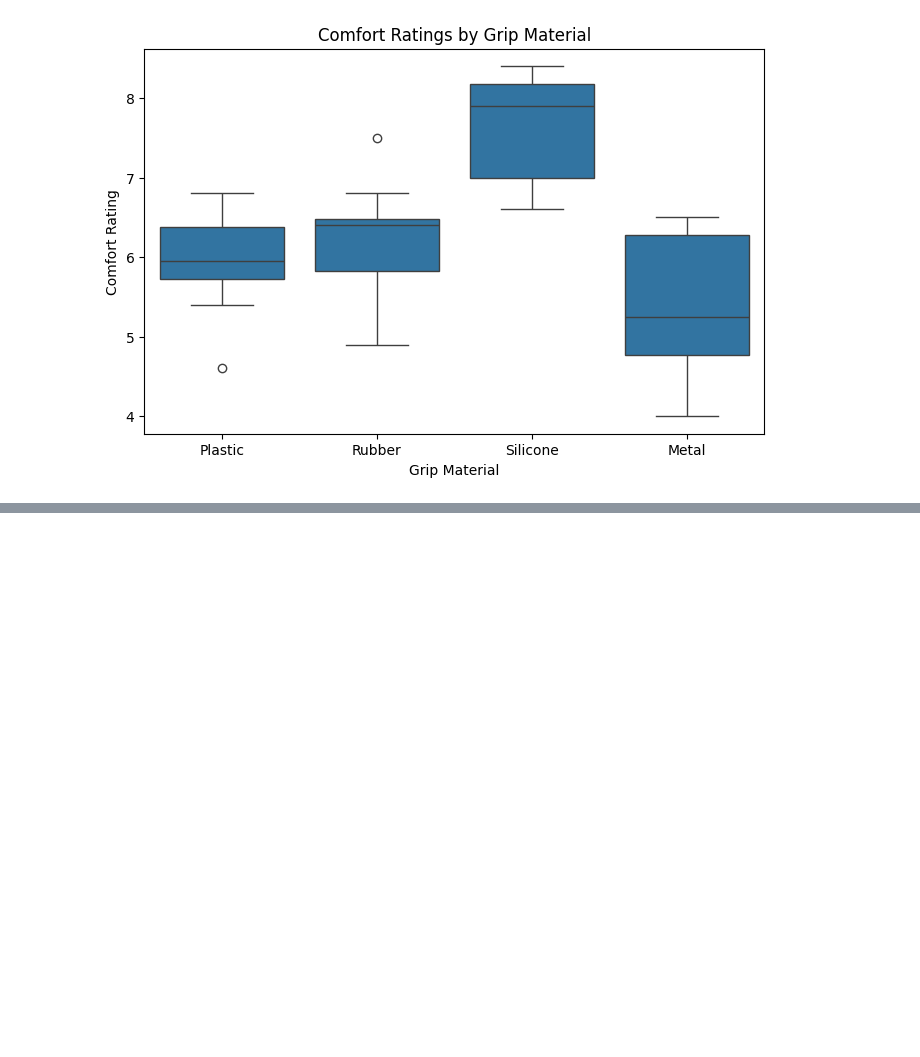
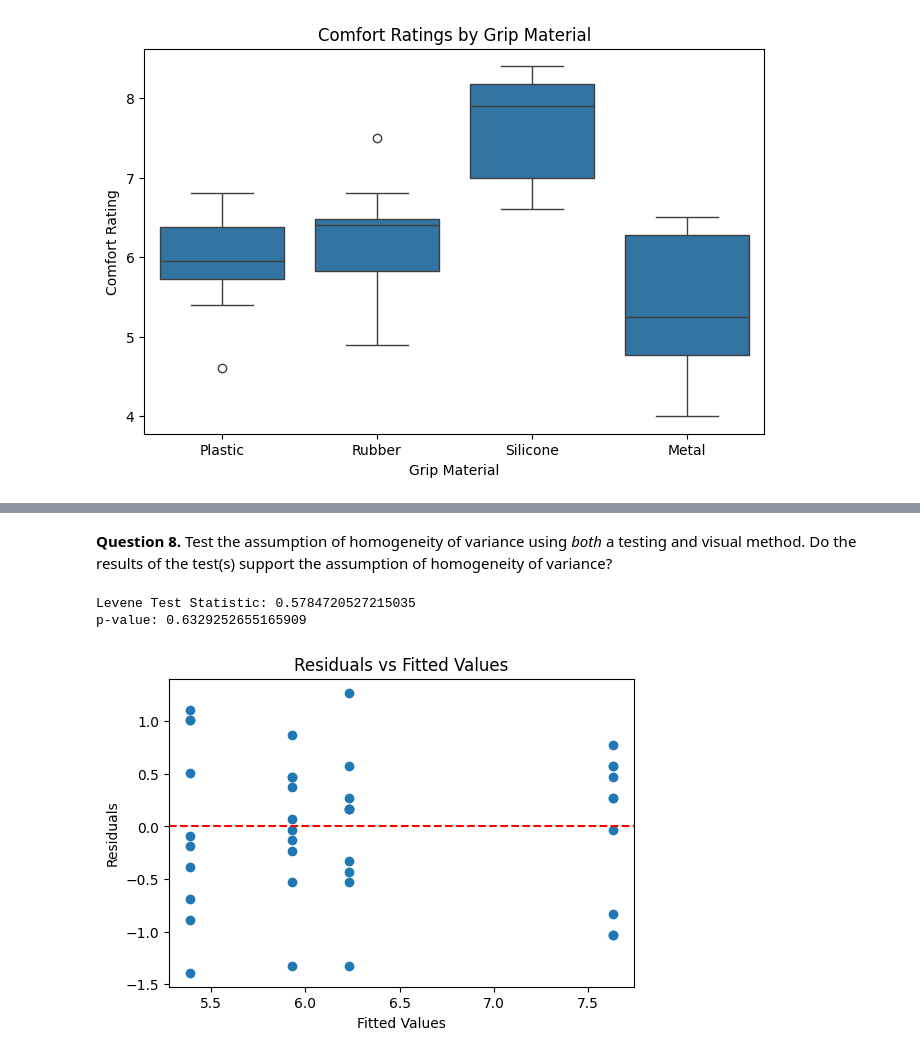
Before and after one commit to Sravan5452/STAT-7220-Applied-Experimental-Design, a Jupyter notebook: Assignments/Midterm-Exam/Midterm-Exam_myne.ipynb, the cells around one changed output, grey strips where cells are left out. Saved outputs shown, nothing was run; the diff lists cells and outputs as text; code cells hidden in the pictures; blank space fills up the shorter version.

```diff
--- a/Assignments/Midterm-Exam/Midterm-Exam_myne.ipynb
+++ b/Assignments/Midterm-Exam/Midterm-Exam_myne.ipynb
@@ -124,0 +171,32 @@ plt.show()
+# %% [markdown]
+**Question 8.** Test the assumption of homogeneity of variance using *both* a testing and visual method. Do the results of the test(s) support the assumption of homogeneity of variance?
+# %%
+from scipy.stats import levene
+
+plastic = data[data["Material"] == "Plastic"]["Comfort"]
+rubber = data[data["Material"] == "Rubber"]["Comfort"]
+silicone = data[data["Material"] == "Silicone"]["Comfort"]
+metal = data[data["Material"] == "Metal"]["Comfort"]
+
+levene_test = levene(plastic, rubber, silicone, metal)
+
+print("Levene Test Statistic:", levene_test.statistic)
+print("p-value:", levene_test.pvalue)
+# %% [output]
+Levene Test Statistic: 0.5784720527215035
+p-value: 0.6329252655165909
+# %%
+import matplotlib.pyplot as plt
+
+fitted_vals = model.fittedvalues
+residuals = model.resid
+
+plt.figure(figsize=(6,4))
+plt.scatter(fitted_vals, residuals)
+plt.axhline(y=0, color='red', linestyle='--')
+plt.xlabel("Fitted Values")
+plt.ylabel("Residuals")
+plt.title("Residuals vs Fitted Values")
+plt.show()
+# %% [output]
+[figure, added]
```
Also changed, not shown: parts of 38 cells of this notebook.
